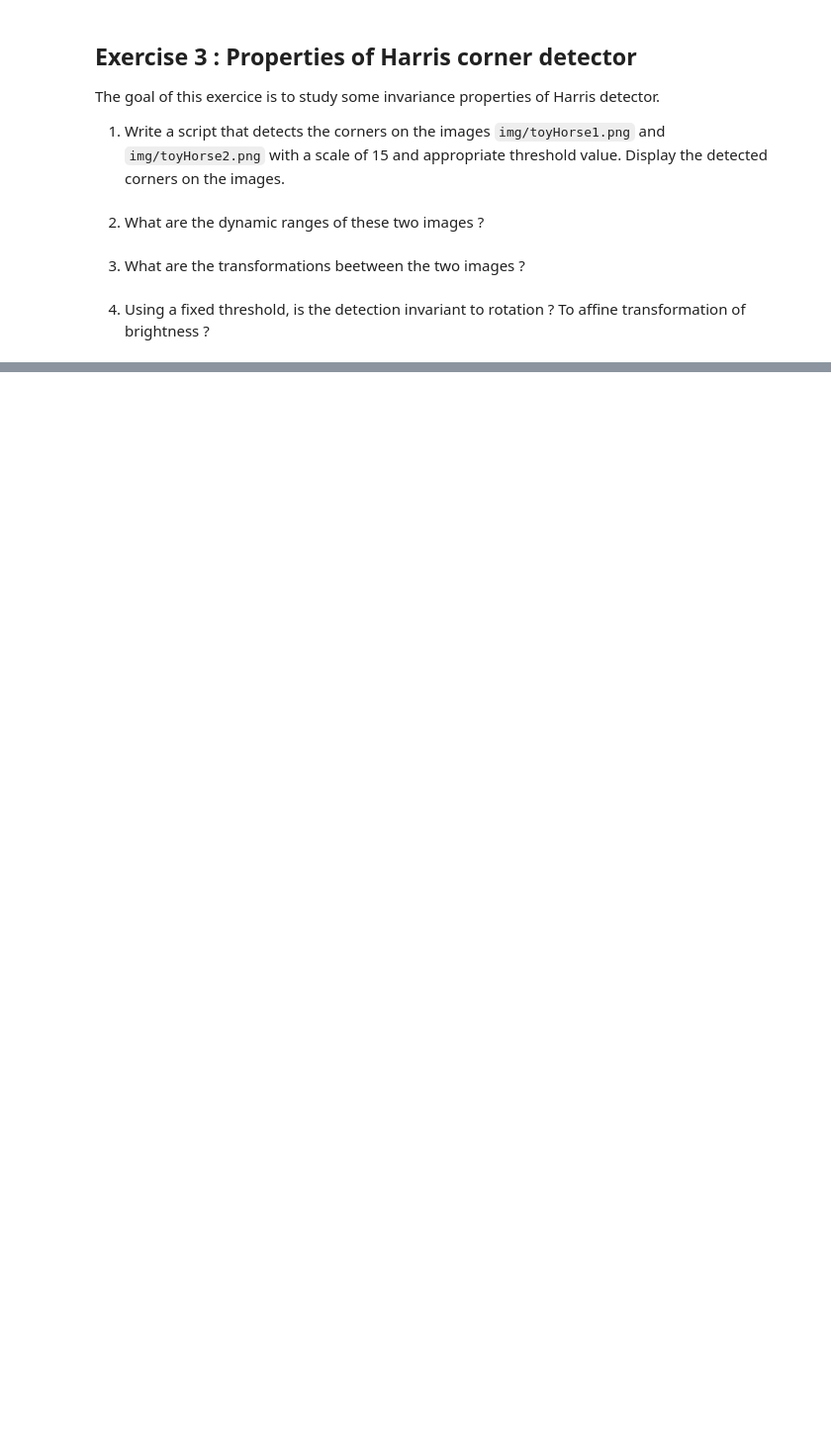
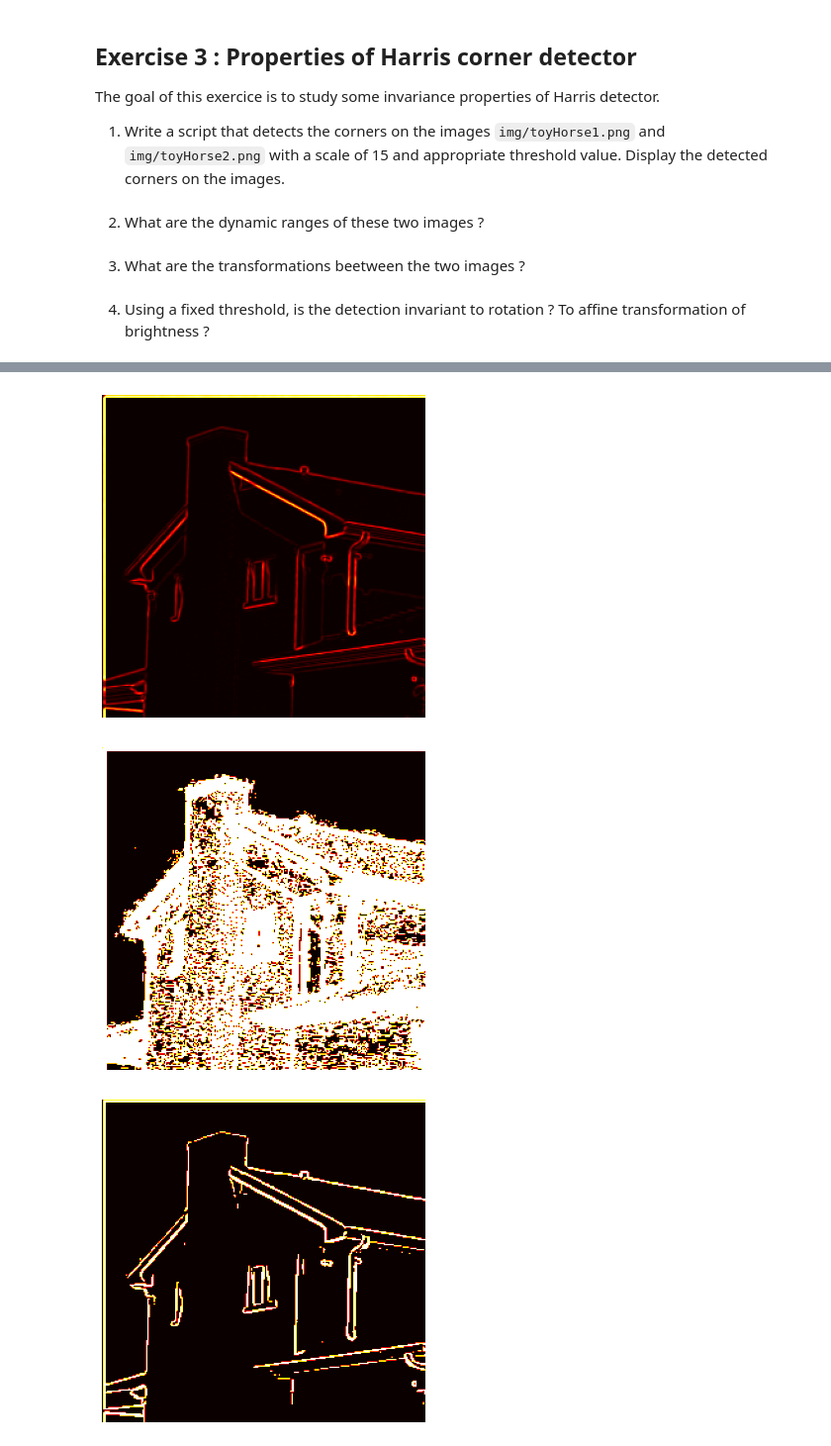
Before and after one commit to hanzopgp/MasterBioInformaticsPTs, a Jupyter notebook: S1/BIMA/TME6/TME6DurandKordon.ipynb, the cells around one changed output, grey strips where cells are left out. Shown at 99% size. Cells and saved outputs as stored; diff of their text form; code cells hidden in the pictures; blank space fills up the shorter version.

```diff
--- a/S1/BIMA/TME6/TME6DurandKordon.ipynb
+++ b/S1/BIMA/TME6/TME6DurandKordon.ipynb
@@ -320,0 +382,13 @@ plt.show()
+# %%
+thres = 0.005
+
+imshow_hot(L_max)
+
+for i in range(5):
+    L_max_tmp = thresholdR(L_max, thres)
+    imshow_hot(L_max_tmp)
+    thres += 1
+# %% [output]
+[figure, added]
+[figure, added]
+[figure, added]
```
Also changed, not shown: parts of 20 cells of this notebook.
